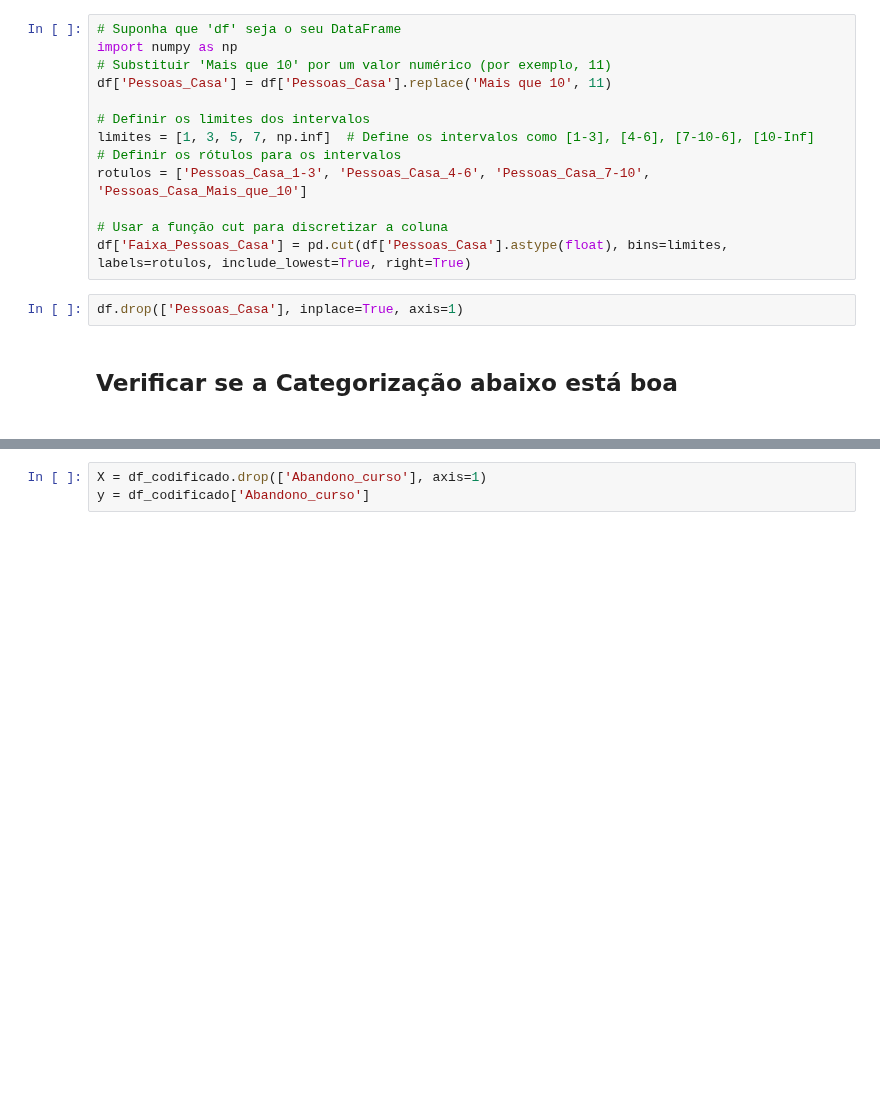
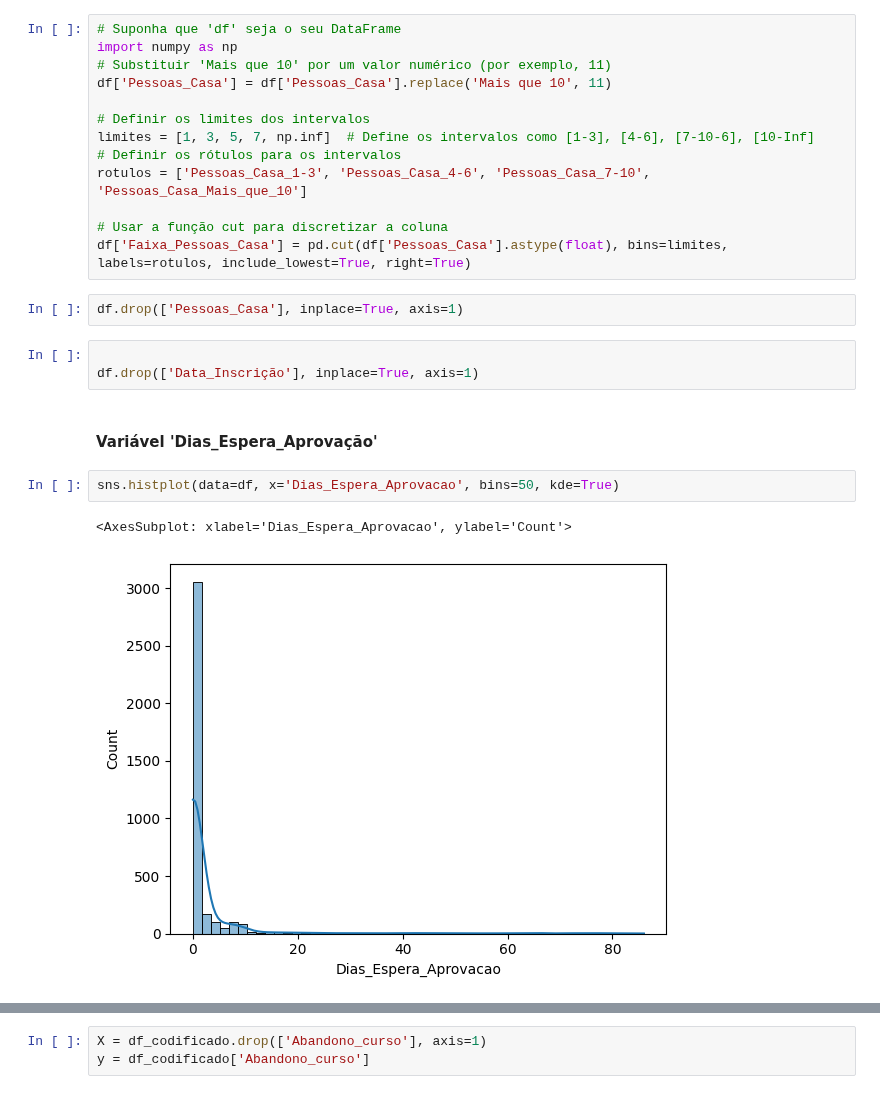
Before and after one commit to wellisonS/Desafio-Visagio, a Jupyter notebook: test.ipynb, the cells around one changed output, grey strips where cells are left out. Cells and saved outputs as stored; diff of their text form; blank space fills up the shorter version.

```diff
--- a/test.ipynb
+++ b/test.ipynb
@@ -109,8 +127,16 @@ rotulos = ['Pessoas_Casa_1-3', 'Pessoas_Casa_4-6', 'Pessoas_Casa_7-10', 'Pessoas
 df['Faixa_Pessoas_Casa'] = pd.cut(df['Pessoas_Casa'].astype(float), bins=limites, labels=rotulos, include_lowest=True, right=True)
 # %%
 df.drop(['Pessoas_Casa'], inplace=True, axis=1)
-# %% [markdown]
-<h2> Verificar se a Categorização abaixo está boa <h2>
+# %%
+
+df.drop(['Data_Inscrição'], inplace=True, axis=1)
+# %% [markdown]
+#### Variável 'Dias_Espera_Aprovação'
+# %%
+sns.histplot(data=df, x='Dias_Espera_Aprovacao', bins=50, kde=True)
+# %% [output]
+<AxesSubplot: xlabel='Dias_Espera_Aprovacao', ylabel='Count'>
+[figure, added]
 # %%
 def categorizar_dias_espera(dias):
     if 0 <= dias <= 3:
```
Also changed, not shown: parts of 56 cells of this notebook, 1 other file.
